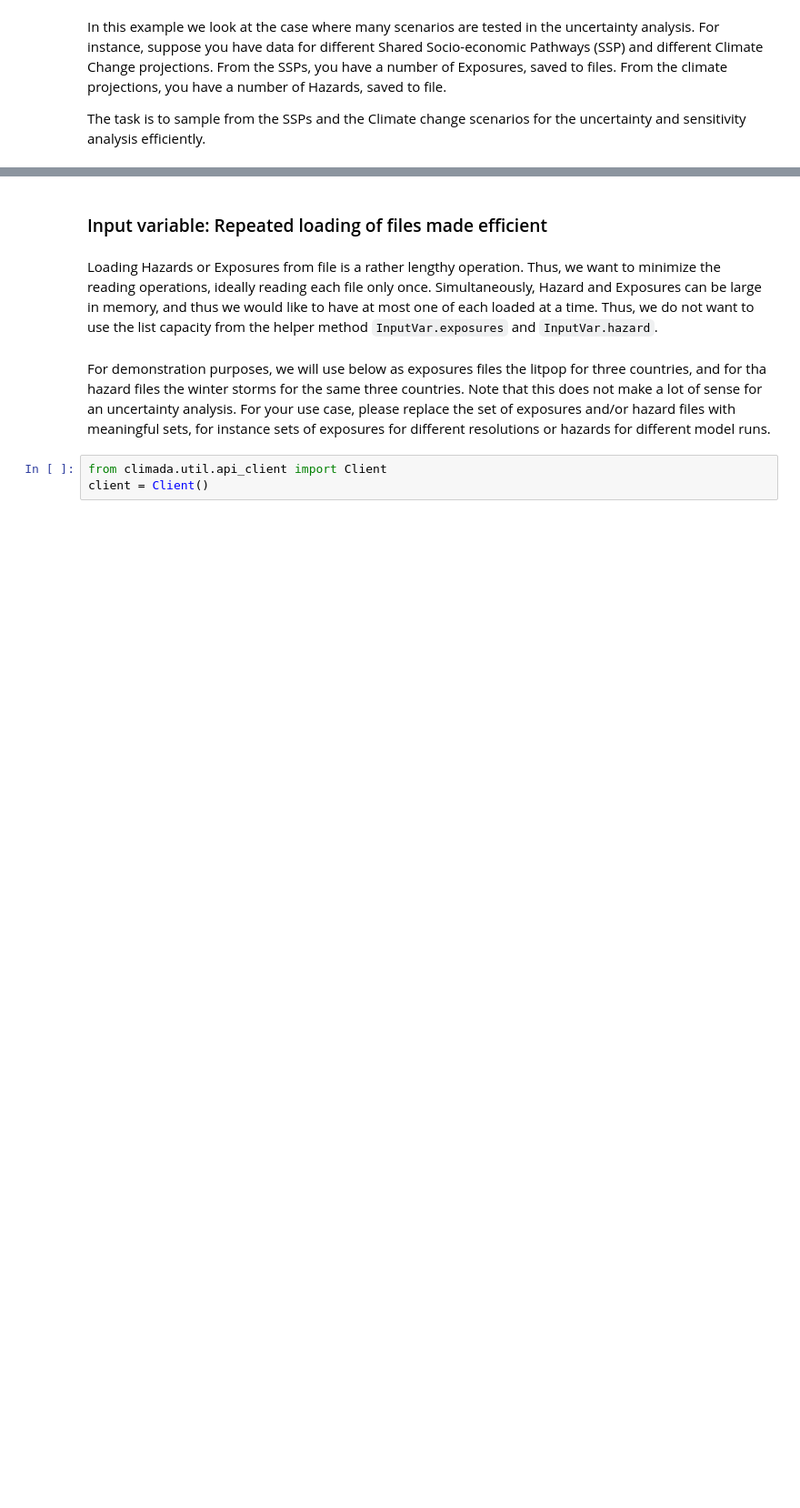
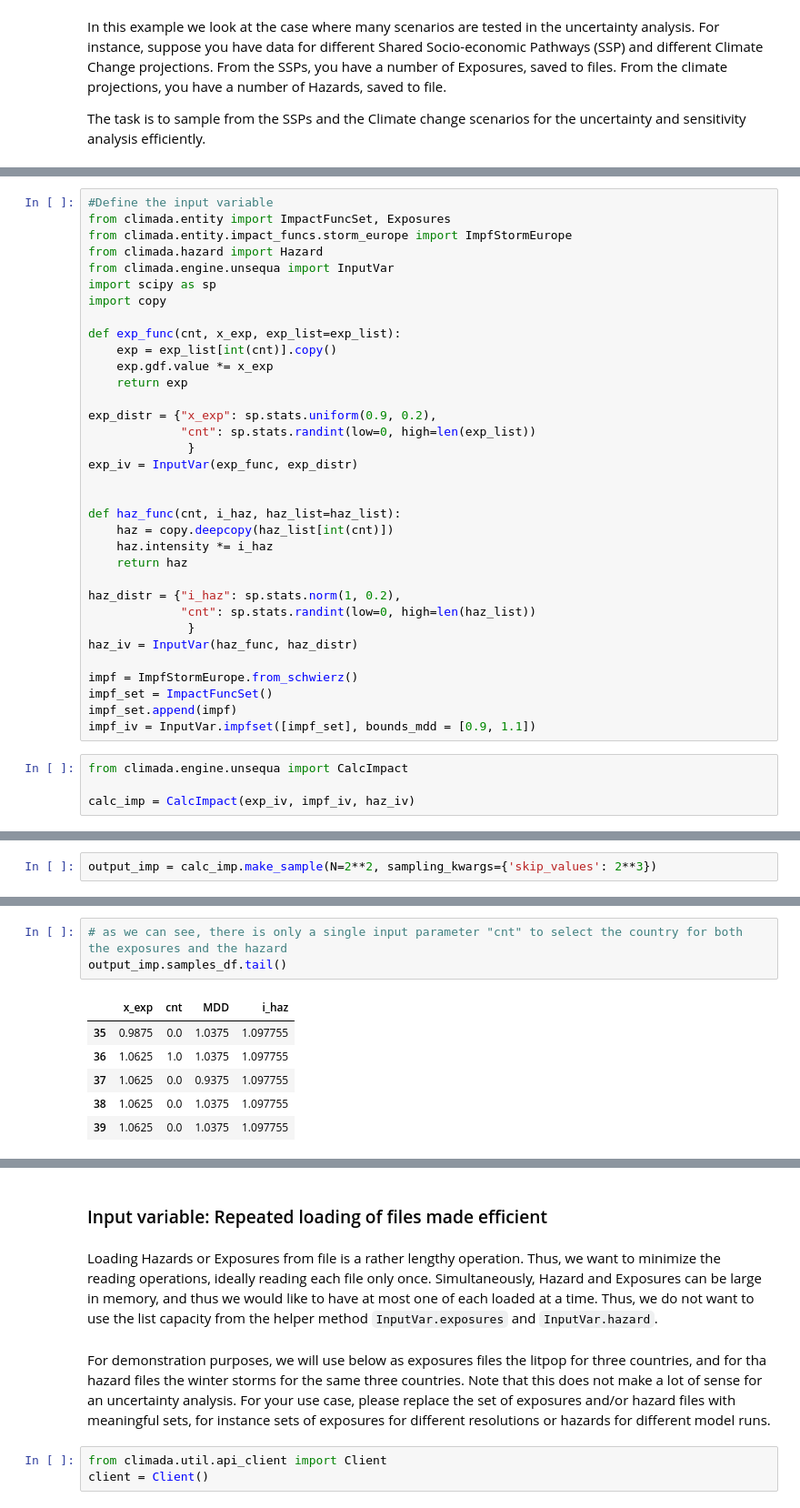
Before and after one commit to luseverin/climada_python_proj_unc, a Jupyter notebook: doc/tutorial/climada_engine_unsequa.ipynb, the cells around one changed output, grey strips where cells are left out. Shown at 91% size. Saved outputs shown, nothing was run; the diff lists cells and outputs as text; blank space fills up the shorter version.

Commit message:
Add advanced example on couple input variables

```diff
--- a/doc/tutorial/climada_engine_unsequa.ipynb
+++ b/doc/tutorial/climada_engine_unsequa.ipynb
@@ -729,0 +774,38 @@ The task is to sample from the SSPs and the Climate change scenarios for the unc
+# %%
+#Define the input variable
+from climada.entity import ImpactFuncSet, Exposures
+from climada.entity.impact_funcs.storm_europe import ImpfStormEurope
+from climada.hazard import Hazard
+from climada.engine.unsequa import InputVar
+import scipy as sp
+import copy
+
+def exp_func(cnt, x_exp, exp_list=exp_list):
+    exp = exp_list[int(cnt)].copy()
+    exp.gdf.value *= x_exp
+    return exp
+
+exp_distr = {"x_exp": sp.stats.uniform(0.9, 0.2),
+             "cnt": sp.stats.randint(low=0, high=len(exp_list))
+              }
+exp_iv = InputVar(exp_func, exp_distr)
+
+
+def haz_func(cnt, i_haz, haz_list=haz_list):
+    haz = copy.deepcopy(haz_list[int(cnt)])
+    haz.intensity *= i_haz
+    return haz
+
+haz_distr = {"i_haz": sp.stats.norm(1, 0.2),
+             "cnt": sp.stats.randint(low=0, high=len(haz_list))
+              }
+haz_iv = InputVar(haz_func, haz_distr)
+
+impf = ImpfStormEurope.from_schwierz()
+impf_set = ImpactFuncSet()
+impf_set.append(impf)
+impf_iv = InputVar.impfset([impf_set], bounds_mdd = [0.9, 1.1])
+# %%
+from climada.engine.unsequa import CalcImpact
+
+calc_imp = CalcImpact(exp_iv, impf_iv, haz_iv)
@@ -729,0 +816,2 @@ The task is to sample from the SSPs and the Climate change scenarios for the unc
+# %%
+output_imp = calc_imp.make_sample(N=2**2, sampling_kwargs={'skip_values': 2**3})
@@ -729,0 +820,10 @@ The task is to sample from the SSPs and the Climate change scenarios for the unc
+# %%
+# as we can see, there is only a single input parameter "cnt" to select the country for both the exposures and the hazard
+output_imp.samples_df.tail()
+# %% [output]
+|  | x_exp | cnt | MDD | i_haz |
+| 35 | 0.9875 | 0.0 | 1.0375 | 1.097755 |
+| 36 | 1.0625 | 1.0 | 1.0375 | 1.097755 |
+| 37 | 1.0625 | 0.0 | 0.9375 | 1.097755 |
+| 38 | 1.0625 | 0.0 | 1.0375 | 1.097755 |
+| 39 | 1.0625 | 0.0 | 1.0375 | 1.097755 |
```
Also changed, not shown: parts of 12 cells of this notebook.
